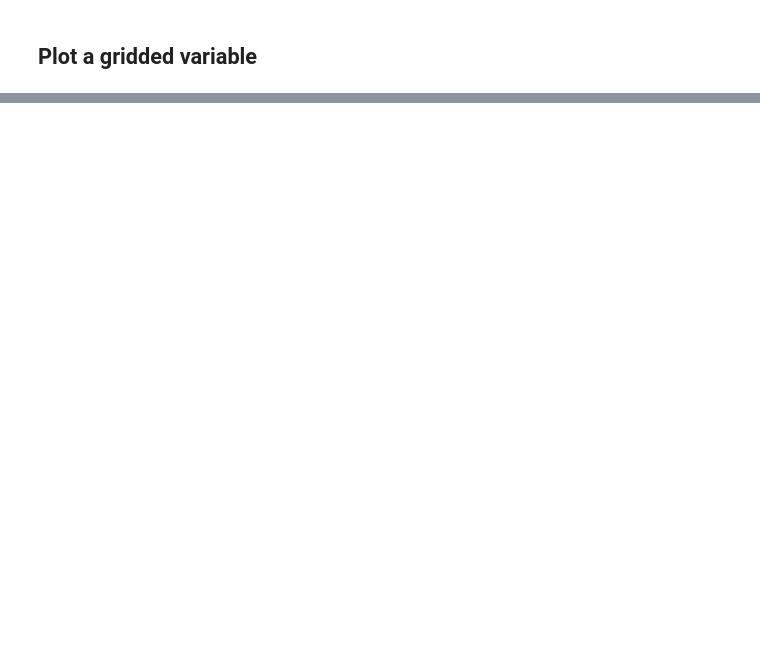
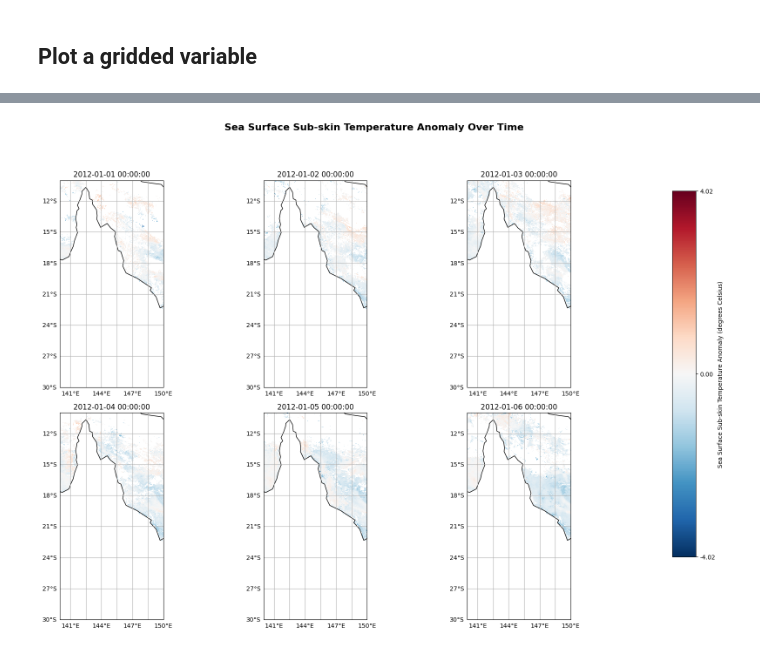
Before and after one commit to aodn/aodn_cloud_optimised, a Jupyter notebook: notebooks/satellite_austemp_heatwave_8day.ipynb, the cells around one changed output, grey strips where cells are left out. Drawn from its saved outputs; the diff is of its cells as text; code cells hidden in the pictures; blank space fills up the shorter version.

```diff
--- a/notebooks/satellite_austemp_heatwave_8day.ipynb
+++ b/notebooks/satellite_austemp_heatwave_8day.ipynb
@@ -64,10 +88,13 @@ time_series_df = aodn_dataset.get_timeseries_data(var_name='dhd_mosaic',
 ## Plot a gridded variable
 # %%
 %%time
-time_series_df = aodn_dataset.plot_gridded_variable(var_name='dhd_mosaic',
-                                                    date_start='2012-06-01',
-                                                    lon_slice=(120, 150),
-                                                    lat_slice=(-50, -30),
+time_series_df = aodn_dataset.plot_gridded_variable(var_name='ssta',
+                                                    date_start='2012-01-01',
+                                                    lon_slice=(140, 150),
+                                                    lat_slice=(-30, -10),
                                                     n_days=6,
                                                     coastline_resolution="110m",
-                                                    log_scale=False)
+                                                    log_scale=False,
+                                                    plot_type='anomaly',
+)
+# %% [output]
@@ -73,0 +102 @@ time_series_df = aodn_dataset.plot_gridded_variable(var_name='dhd_mosaic',
+[figure, added]
```
Also changed, not shown: parts of 8 cells of this notebook, 1 other file.
